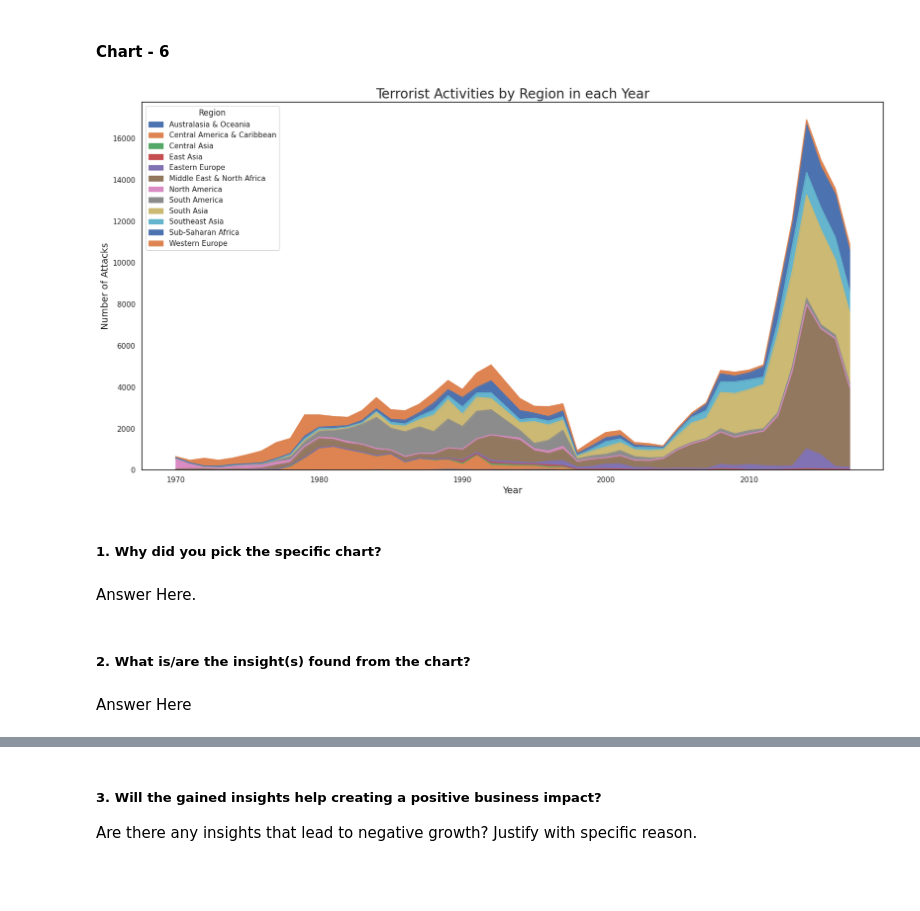
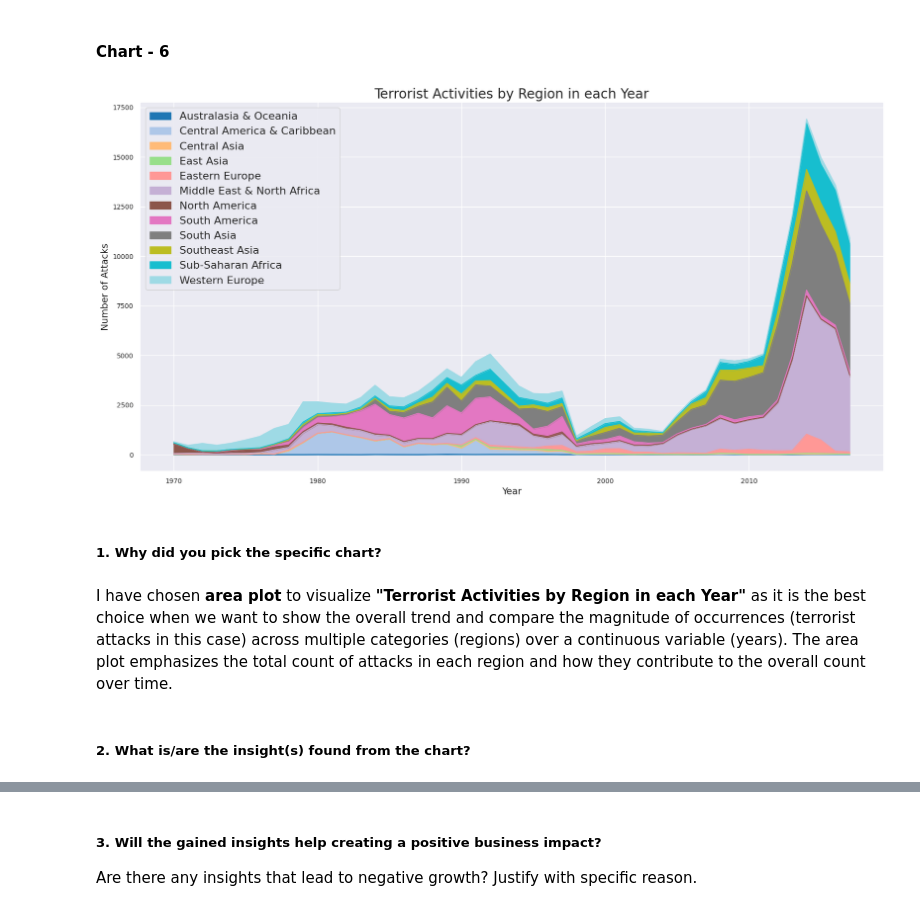
Before and after one commit to Shubham-kumar149/Data-Visualization-With-Python, a Jupyter notebook: Capstone_Project_EDA_on_Global_Terrorism_Dataset.ipynb, the cells around one changed output, grey strips where cells are left out. Saved outputs shown, nothing was run; the diff lists cells and outputs as text; code cells hidden in the pictures; blank space fills up the shorter version.

```diff
--- a/Capstone_Project_EDA_on_Global_Terrorism_Dataset.ipynb
+++ b/Capstone_Project_EDA_on_Global_Terrorism_Dataset.ipynb
@@ -622,18 +632,19 @@ Answer Here
 # %%
 # Chart - 6 visualization code
 
-pd.crosstab(df.Year, df.Region).plot(kind='area', figsize=(20, 10))
+color_palette = sns.color_palette("tab20", n_colors=len(df['Region'].unique())) #Generating a clor palette with distinct and contrasting colors
+
+pd.crosstab(df.Year, df.Region).plot(kind='area', figsize=(20, 10), colormap="tab20")
 plt.xlabel("Year", fontsize=14)
 plt.ylabel("Number of Attacks", fontsize=14)
 plt.title("Terrorist Activities by Region in each Year", fontsize=20)
+plt.legend(loc='upper left', fontsize=16)
 plt.show()
 # %% [output]
-[figure, old version]
+[figure, new version]
 # %% [markdown]
 ##### 1. Why did you pick the specific chart?
-# %% [markdown]
-Answer Here.
+# %% [markdown]
+I have chosen **area plot** to visualize **"Terrorist Activities by Region in each Year"** as it is the best choice when we want to show the overall trend and compare the magnitude of occurrences (terrorist attacks in this case) across multiple categories (regions) over a continuous variable (years). The area plot emphasizes the total count of attacks in each region and how they contribute to the overall count over time.
 # %% [markdown]
 ##### 2. What is/are the insight(s) found from the chart?
-# %% [markdown]
-Answer Here
```
Also changed, not shown: parts of 10 cells of this notebook.
